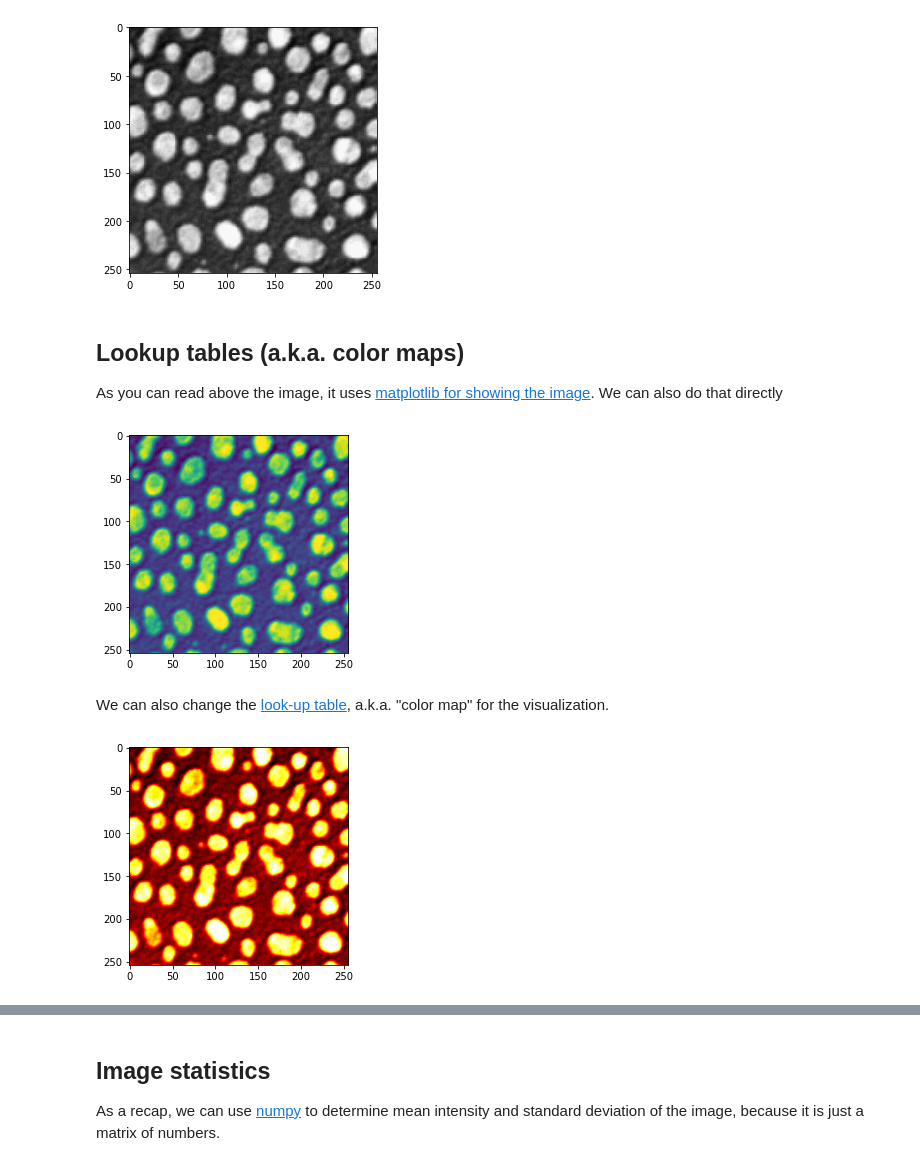
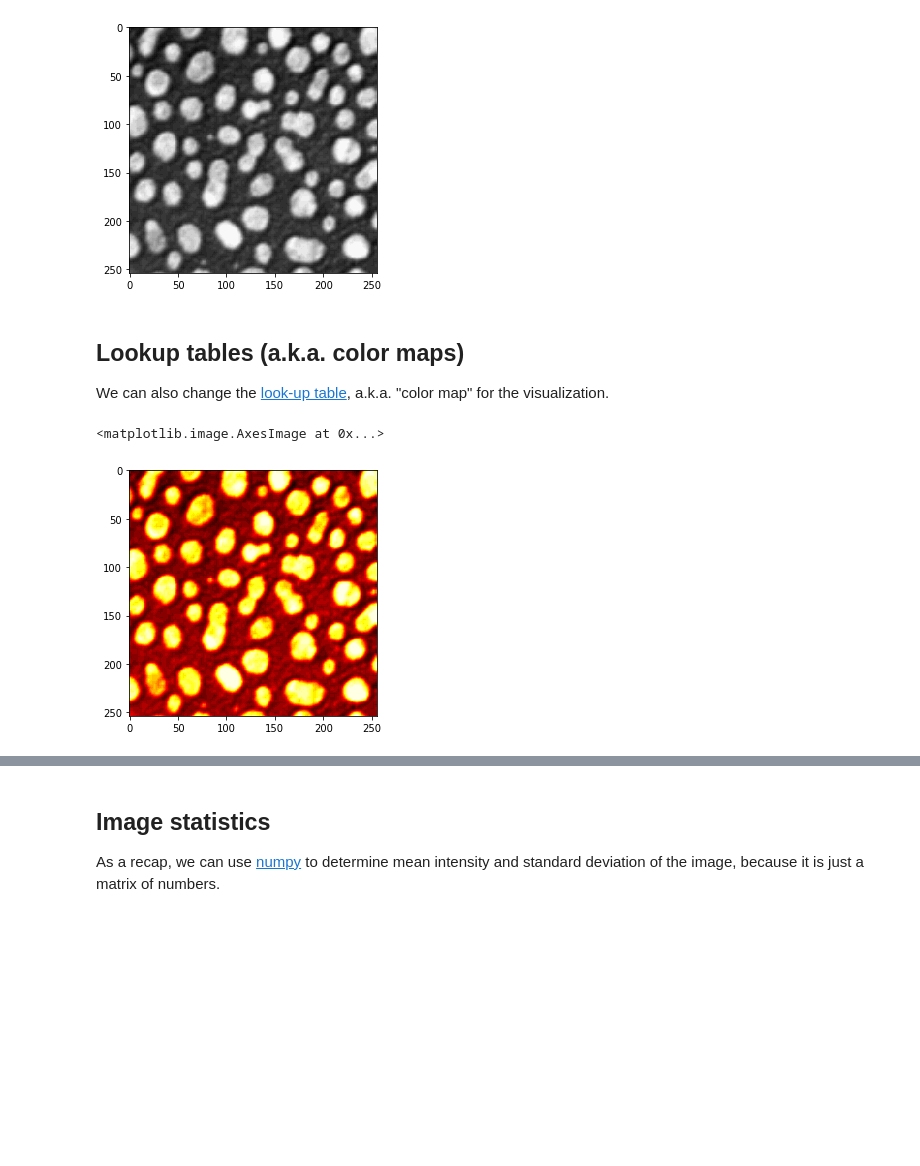
Before and after one commit to BiAPoL/Bio-image_Analysis_with_Python, a Jupyter notebook: image_processing/02_Working_with_images.ipynb, the cells around one changed output, grey strips where cells are left out. Cells and saved outputs as stored; diff of their text form; code cells hidden in the pictures; blank space fills up the shorter version.

Commit message:
added image processing notebooks

```diff
--- a/image_processing/02_Working_with_images.ipynb
+++ b/image_processing/02_Working_with_images.ipynb
@@ -33,20 +33,12 @@ imshow(image)
 # %% [output]
 <matplotlib.image.AxesImage at 0x...>
 [figure]
-# %% [markdown]
-## Lookup tables (a.k.a. color maps)
-As you can read above the image, it uses [matplotlib for showing the image](https://matplotlib.org/stable/api/_as_gen/matplotlib.pyplot.imshow.html). We can also do that directly
-# %%
-import matplotlib.pyplot as plt
-plt.imshow(image)
-plt.show()
-# %% [output]
-[figure, removed]
 # %% [markdown]
+## Lookup tables (a.k.a. color maps)
 We can also change the [look-up table](https://matplotlib.org/stable/tutorials/colors/colormaps.html), a.k.a. "color map" for the visualization.
 # %%
-plt.imshow(image, cmap="hot")
-plt.show()
+imshow(image, cmap="hot")
 # %% [output]
+<matplotlib.image.AxesImage at 0x...>
-[figure, old version]
+[figure, new version]
 # %%
```
Also changed, not shown: parts of 3 cells of this notebook, 9 other files.
